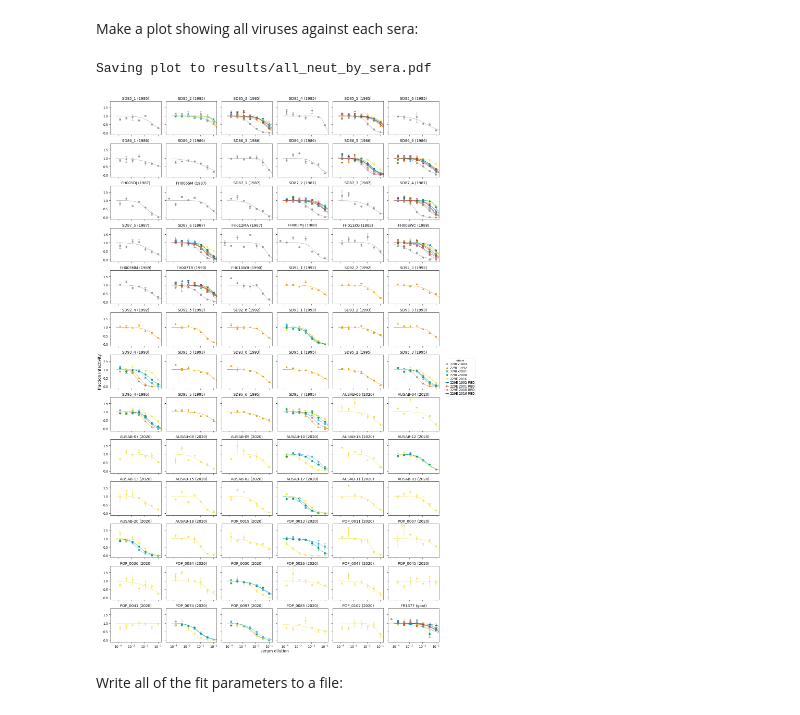
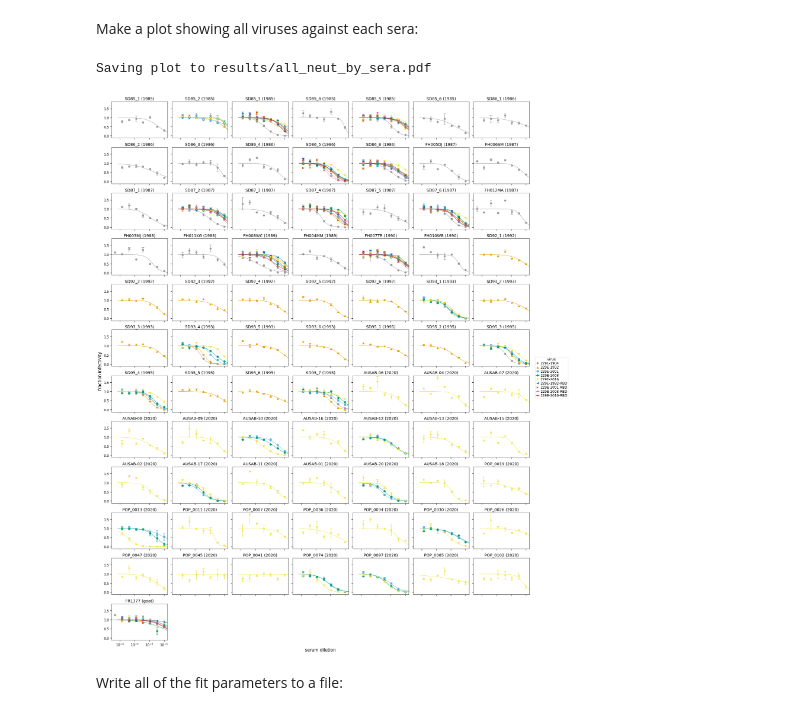
Before and after one commit to jbloomlab/CoV_229E_antigenic_drift, a Jupyter notebook: exptl_data/analyze_neut_data.ipynb, the cells around one changed output. Drawn from its saved outputs; the diff is of its cells as text; code cells hidden in the pictures.

Commit message:
make legend in bounds for neut curves

```diff
--- a/exptl_data/analyze_neut_data.ipynb
+++ b/exptl_data/analyze_neut_data.ipynb
@@ -172,24 +172,24 @@ Saving plot to results/all_neut_replicates.pdf
 Make a plot showing all viruses against each sera:
 # %%
 fig, _ = fits.plotSera(xlabel='serum dilution',
-                       ncol=6,
+                       ncol=7,
                        legendtitle='virus',
                        viruses=fracinfect['virus'].sort_values().unique(),
                        sera=serum_info['serum'],
                        titles=serum_info['serum_year'],
                        max_viruses_per_subplot=9,
                        colors=[*CBPALETTE, 'brown'],
                        markers=[*CBMARKERS, 'x'],
                        )
 
 print(f"Saving plot to {all_neut_by_sera_curves}\n")
-fig.savefig(all_neut_by_sera_curves)
 fig.tight_layout()
+fig.savefig(all_neut_by_sera_curves, bbox_inches='tight')
 display(fig)
 plt.close(fig)
 # %% [output]
 Saving plot to results/all_neut_by_sera.pdf
-[figure, old version]
+[figure, new version]
 # %% [markdown]
 Write all of the fit parameters to a file:
 # %%
```
Also changed, not shown: 12 other files.
